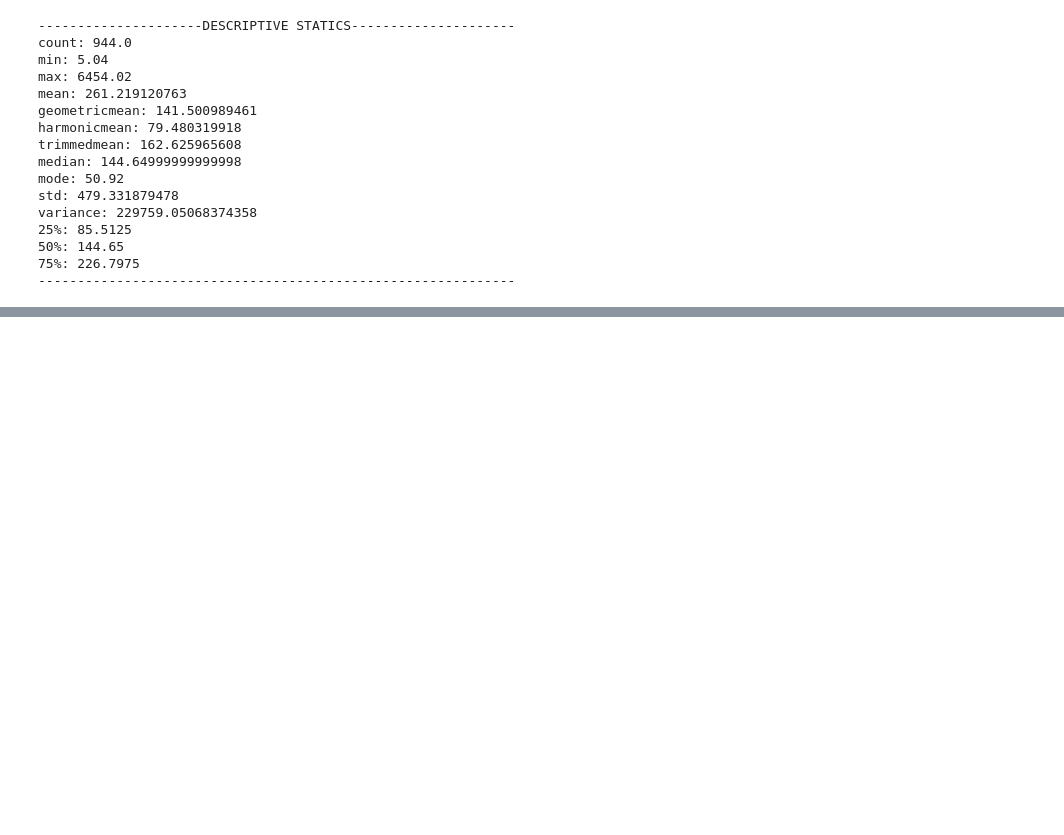
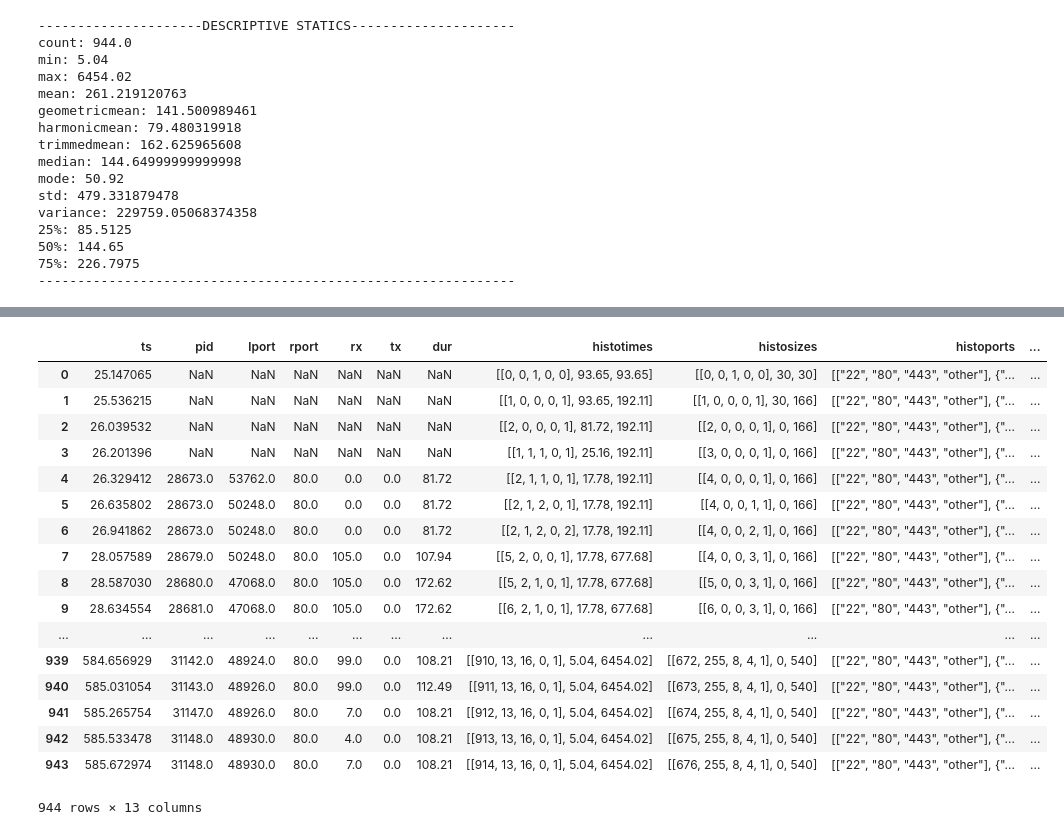
Before and after one commit to JosephKevin/TimeSeriesPrediction, a Jupyter notebook: ts_prediction_playground.ipynb, the cells around one changed output, grey strips where cells are left out. Cells and saved outputs as stored; diff of their text form; code cells hidden in the pictures; blank space fills up the shorter version.

```diff
--- a/ts_prediction_playground.ipynb
+++ b/ts_prediction_playground.ipynb
@@ -511,0 +568,23 @@ variance: 229759.05068374358
+# %%
+# moving mean average using python
+tcp_df.rolling(window=5, on='ts').mean()
+# tcp_df.rolling(window=5, on='ts').median()
+# %% [output]
+|  | ts | pid | lport | rport | rx | tx | dur | histotimes | histosizes | histoports | ... |
+| 0 | 25.147065 | NaN | NaN | NaN | NaN | NaN | NaN | [[0, 0, 1, 0, 0], 93.65, 93.65] | [[0, 0, 1, 0, 0], 30, 30] | [["22", "80", "443", "other"], {"... | ... |
+| 1 | 25.536215 | NaN | NaN | NaN | NaN | NaN | NaN | [[1, 0, 0, 0, 1], 93.65, 192.11] | [[1, 0, 0, 0, 1], 30, 166] | [["22", "80", "443", "other"], {"... | ... |
+| 2 | 26.039532 | NaN | NaN | NaN | NaN | NaN | NaN | [[2, 0, 0, 0, 1], 81.72, 192.11] | [[2, 0, 0, 0, 1], 0, 166] | [["22", "80", "443", "other"], {"... | ... |
+| 3 | 26.201396 | NaN | NaN | NaN | NaN | NaN | NaN | [[1, 1, 1, 0, 1], 25.16, 192.11] | [[3, 0, 0, 0, 1], 0, 166] | [["22", "80", "443", "other"], {"... | ... |
+| 4 | 26.329412 | 28673.0 | 53762.0 | 80.0 | 0.0 | 0.0 | 81.72 | [[2, 1, 1, 0, 1], 17.78, 192.11] | [[4, 0, 0, 0, 1], 0, 166] | [["22", "80", "443", "other"], {"... | ... |
+| 5 | 26.635802 | 28673.0 | 50248.0 | 80.0 | 0.0 | 0.0 | 81.72 | [[2, 1, 2, 0, 1], 17.78, 192.11] | [[4, 0, 0, 1, 1], 0, 166] | [["22", "80", "443", "other"], {"... | ... |
+| 6 | 26.941862 | 28673.0 | 50248.0 | 80.0 | 0.0 | 0.0 | 81.72 | [[2, 1, 2, 0, 2], 17.78, 192.11] | [[4, 0, 0, 2, 1], 0, 166] | [["22", "80", "443", "other"], {"... | ... |
+| 7 | 28.057589 | 28679.0 | 50248.0 | 80.0 | 105.0 | 0.0 | 107.94 | [[5, 2, 0, 0, 1], 17.78, 677.68] | [[4, 0, 0, 3, 1], 0, 166] | [["22", "80", "443", "other"], {"... | ... |
+| 8 | 28.587030 | 28680.0 | 47068.0 | 80.0 | 105.0 | 0.0 | 172.62 | [[5, 2, 1, 0, 1], 17.78, 677.68] | [[5, 0, 0, 3, 1], 0, 166] | [["22", "80", "443", "other"], {"... | ... |
+| 9 | 28.634554 | 28681.0 | 47068.0 | 80.0 | 105.0 | 0.0 | 172.62 | [[6, 2, 1, 0, 1], 17.78, 677.68] | [[6, 0, 0, 3, 1], 0, 166] | [["22", "80", "443", "other"], {"... | ... |
+| ... | ... | ... | ... | ... | ... | ... | ... | ... | ... | ... | ... |
+| 939 | 584.656929 | 31142.0 | 48924.0 | 80.0 | 99.0 | 0.0 | 108.21 | [[910, 13, 16, 0, 1], 5.04, 6454.02] | [[672, 255, 8, 4, 1], 0, 540] | [["22", "80", "443", "other"], {"... | ... |
+| 940 | 585.031054 | 31143.0 | 48926.0 | 80.0 | 99.0 | 0.0 | 112.49 | [[911, 13, 16, 0, 1], 5.04, 6454.02] | [[673, 255, 8, 4, 1], 0, 540] | [["22", "80", "443", "other"], {"... | ... |
+| 941 | 585.265754 | 31147.0 | 48926.0 | 80.0 | 7.0 | 0.0 | 108.21 | [[912, 13, 16, 0, 1], 5.04, 6454.02] | [[674, 255, 8, 4, 1], 0, 540] | [["22", "80", "443", "other"], {"... | ... |
+| 942 | 585.533478 | 31148.0 | 48930.0 | 80.0 | 4.0 | 0.0 | 108.21 | [[913, 13, 16, 0, 1], 5.04, 6454.02] | [[675, 255, 8, 4, 1], 0, 540] | [["22", "80", "443", "other"], {"... | ... |
+| 943 | 585.672974 | 31148.0 | 48930.0 | 80.0 | 7.0 | 0.0 | 108.21 | [[914, 13, 16, 0, 1], 5.04, 6454.02] | [[676, 255, 8, 4, 1], 0, 540] | [["22", "80", "443", "other"], {"... | ... |
+944 rows × 13 columns
```
Also changed, not shown: parts of 8 cells of this notebook.
